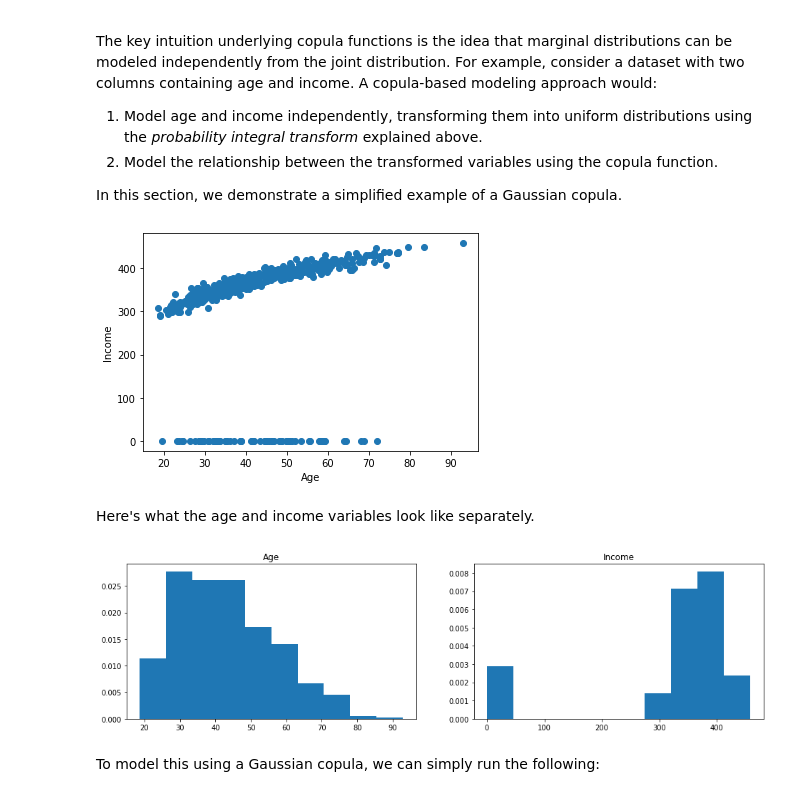
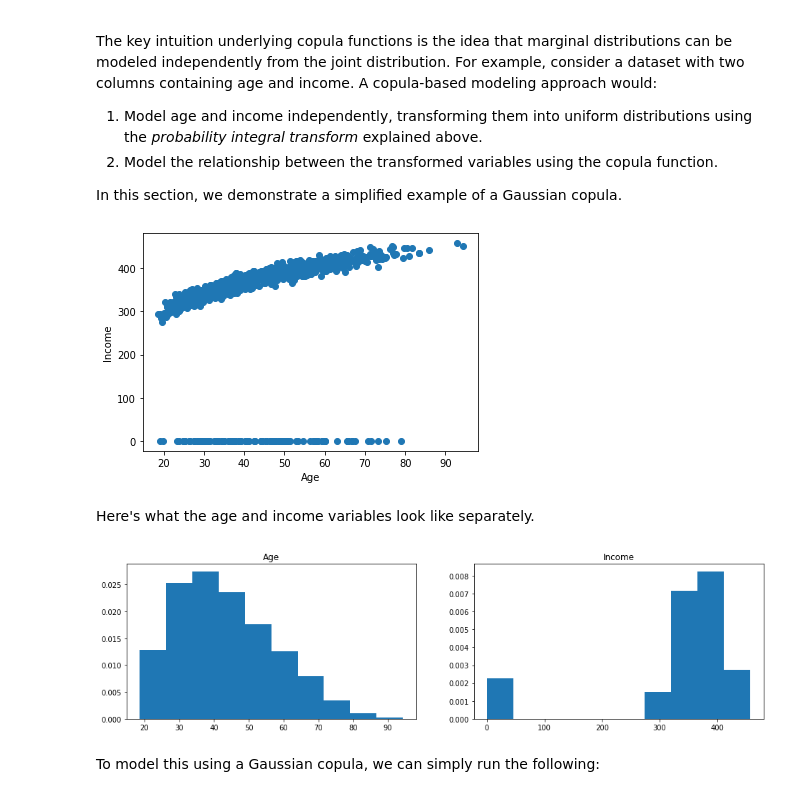
Before and after one commit to sdv-dev/Copulas, a Jupyter notebook: tutorials/1_introduction.ipynb, the cells around one changed output. Drawn from its saved outputs; the diff is of its cells as text; code cells hidden in the pictures.

```diff
--- a/tutorials/1_introduction.ipynb
+++ b/tutorials/1_introduction.ipynb
@@ -83,14 +83,14 @@ The key intuition underlying copula functions is the idea that marginal distribu
 
 In this section, we demonstrate a simplified example of a Gaussian copula.
 # %%
-from copulas.datasets import load_age_income
+from copulas.datasets import sample_bivariate_age_income
 
-df = load_age_income()
+df = sample_bivariate_age_income()
 plt.scatter(df["age"], df["income"])
 plt.xlabel("Age")
 plt.ylabel("Income");
 # %% [output]
-[figure, old version]
+[figure, new version]
 # %% [markdown]
 Here's what the age and income variables look like separately.
 # %%
@@ -107,7 +107,7 @@ plt.title("Income")
 
 plt.show();
 # %% [output]
-[figure, old version]
+[figure, new version]
 # %% [markdown]
 To model this using a Gaussian copula, we can simply run the following:
 # %%
```
Also changed, not shown: parts of 3 cells of this notebook, 6 other files.
